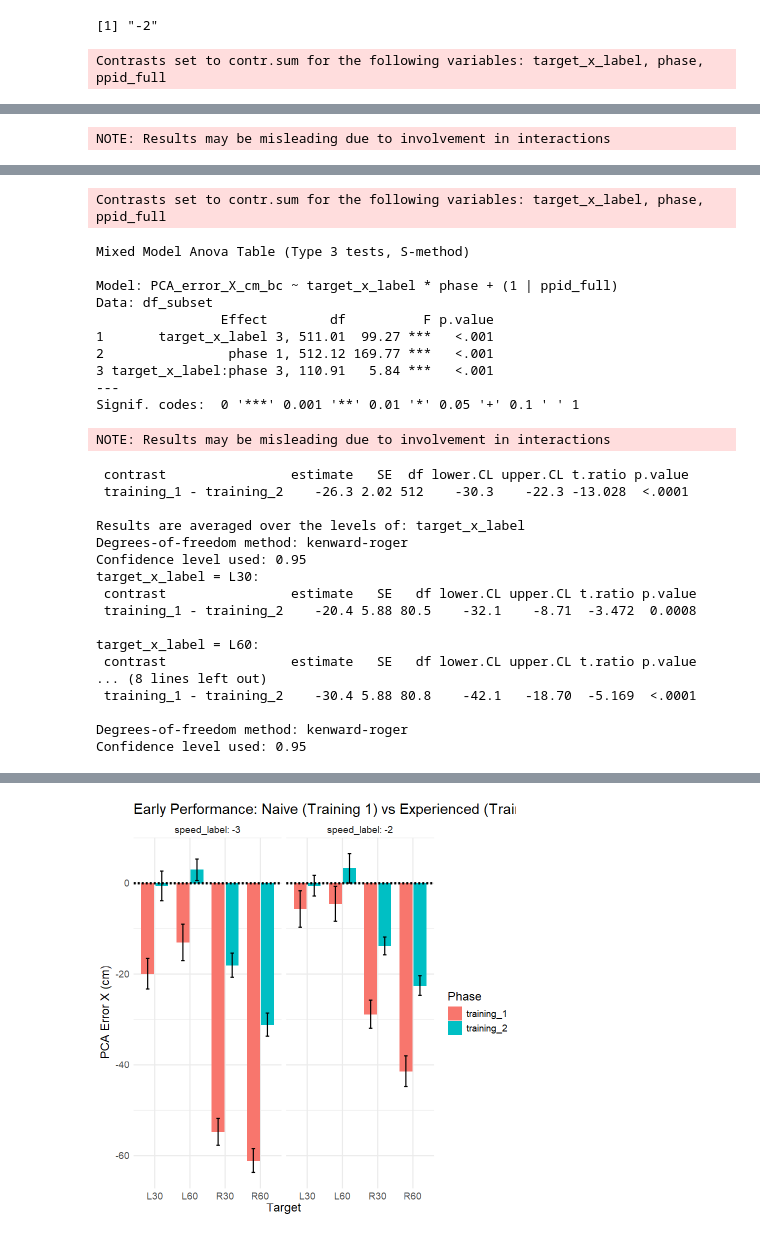
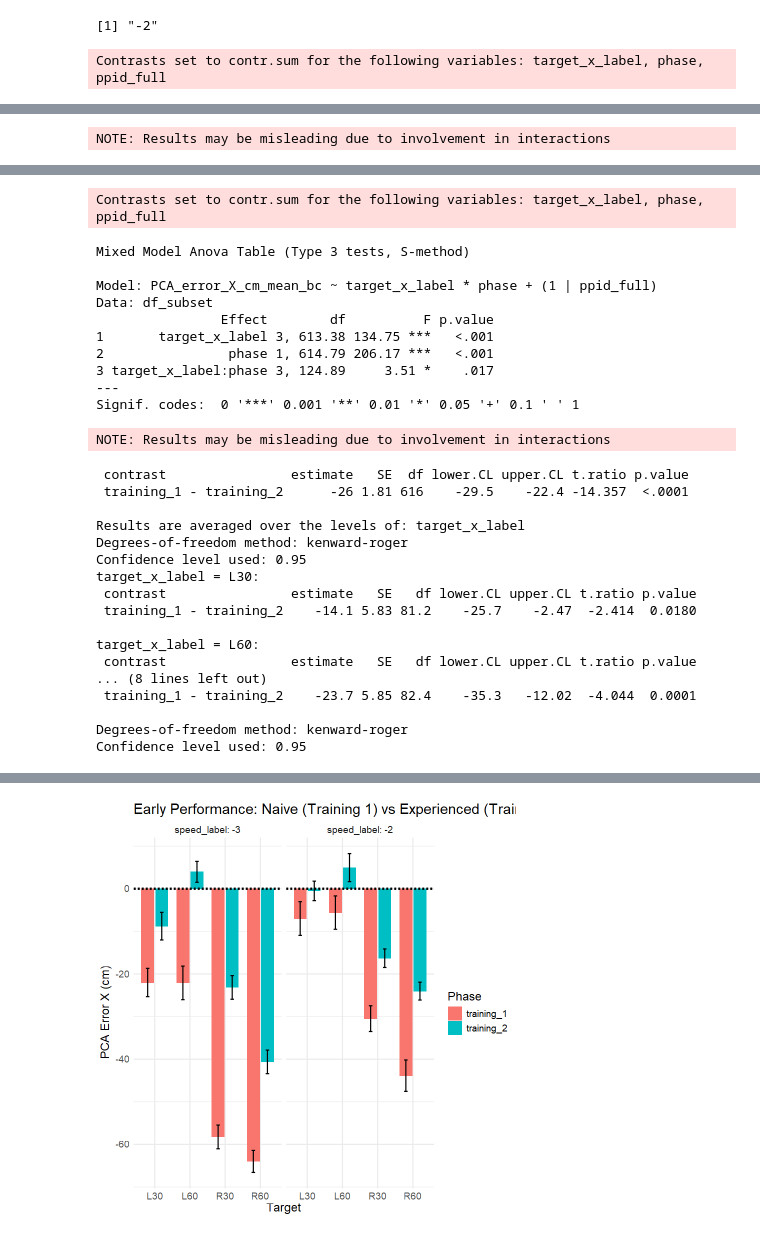
Before and after one commit to jacobjb02/vr-motor-adaptation-notebooks, a Jupyter notebook: Notebook/dual_generalization_R.ipynb, the cells around one changed output, grey strips where cells are left out. Cells and saved outputs as stored; diff of their text form; code cells hidden in the pictures.

```diff
--- a/Notebook/dual_generalization_R.ipynb
+++ b/Notebook/dual_generalization_R.ipynb
@@ -47,7 +64,7 @@ for (s in speeds_list) {
   df_subset <- df_early[df_early$speed_label == s,]
   df_subset <- droplevels(df_subset)
 
-  mm_gen <- afex::mixed(PCA_error_X_cm_bc ~ target_x_label * phase + (1|ppid_full),
+  mm_gen <- afex::mixed(PCA_error_X_cm_mean_bc ~ target_x_label * phase + (1|ppid_full),
                         data = df_subset, method = "S")
 
   print(afex::nice(mm_gen))
@@ -67,8 +84,8 @@ library(dplyr)
 plot_data <- df_early %>%
   group_by(speed_label, phase, target_x_label) %>%
   summarise(
-    mean_error = mean(PCA_error_X_cm_bc, na.rm = TRUE),
-    se_error = sd(PCA_error_X_cm, na.rm = TRUE) / sqrt(n()),
+    mean_error = mean(PCA_error_X_cm_mean_bc, na.rm = TRUE),
+    se_error = sd(PCA_error_X_cm_mean_bc, na.rm = TRUE) / sqrt(n()),
     .groups = "drop"
   )
 
@@ -121,29 +138,29 @@ Confidence level used: 0.95
 Contrasts set to contr.sum for the following variables: target_x_label, phase, ppid_full
 Mixed Model Anova Table (Type 3 tests, S-method)
 
-Model: PCA_error_X_cm_bc ~ target_x_label * phase + (1 | ppid_full)
+Model: PCA_error_X_cm_mean_bc ~ target_x_label * phase + (1 | ppid_full)
 Data: df_subset
                 Effect        df          F p.value
-1       target_x_label 3, 511.01  99.27 ***   <.001
-2                phase 1, 512.12 169.77 ***   <.001
-3 target_x_label:phase 3, 110.91   5.84 ***   <.001
+1       target_x_label 3, 613.38 134.75 ***   <.001
+2                phase 1, 614.79 206.17 ***   <.001
+3 target_x_label:phase 3, 124.89     3.51 *    .017
 ---
 Signif. codes:  0 '***' 0.001 '**' 0.01 '*' 0.05 '+' 0.1 ' ' 1
 NOTE: Results may be misleading due to involvement in interactions
  contrast                estimate   SE  df lower.CL upper.CL t.ratio p.value
- training_1 - training_2    -26.3 2.02 512    -30.3    -22.3 -13.028  <.0001
+ training_1 - training_2      -26 1.81 616    -29.5    -22.4 -14.357  <.0001
 
 Results are averaged over the levels of: target_x_label
 Degrees-of-freedom method: kenward-roger
 Confidence level used: 0.95
 target_x_label = L30:
  contrast                estimate   SE   df lower.CL upper.CL t.ratio p.value
- training_1 - training_2    -20.4 5.88 80.5    -32.1    -8.71  -3.472  0.0008
+ training_1 - training_2    -14.1 5.83 81.2    -25.7    -2.47  -2.414  0.0180
 
 target_x_label = L60:
  contrast                estimate   SE   df lower.CL upper.CL t.ratio p.value
 ... (8 lines left out)
- training_1 - training_2    -30.4 5.88 80.8    -42.1   -18.70  -5.169  <.0001
+ training_1 - training_2    -23.7 5.85 82.4    -35.3   -12.02  -4.044  0.0001
 
 Degrees-of-freedom method: kenward-roger
 Confidence level used: 0.95
@@ -150,4 +169,4 @@ Confidence level used: 0.95
-[figure, old version]
+[figure, new version]
 # %%
 # OVERALL LEARNING (EARLY VS LATE) ANALYSIS
 # %%
```
Also changed, not shown: parts of 6 cells of this notebook, 4 other files.
